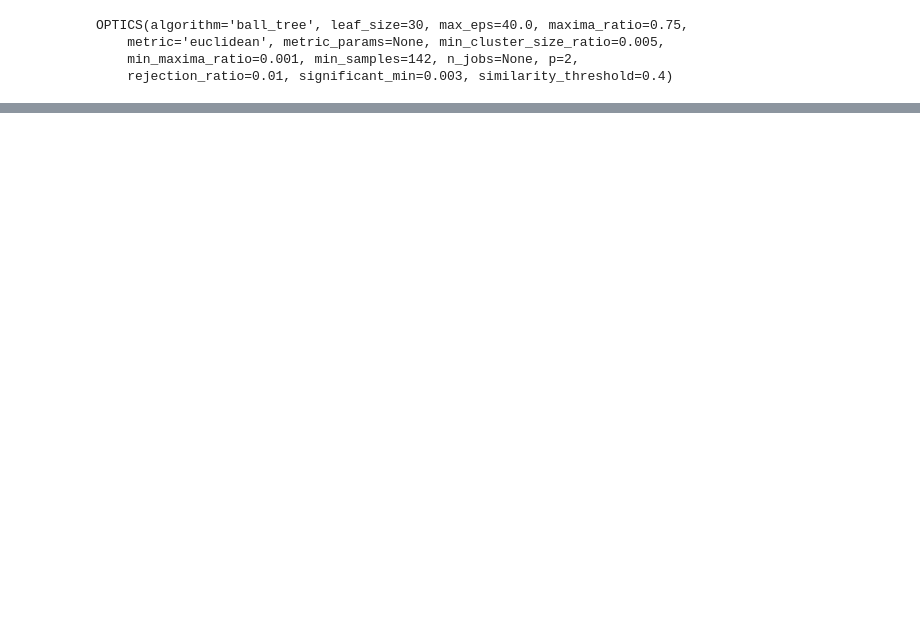
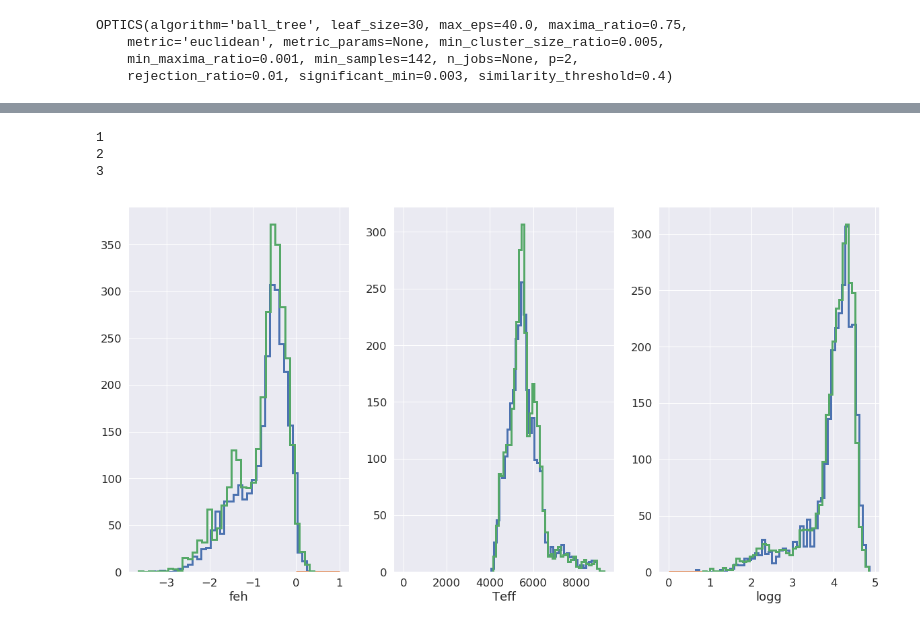
Before and after one commit to nannau/cfis_ml, a Jupyter notebook: unsupervised/hierarchical.ipynb, the cells around one changed output, grey strips where cells are left out. Saved outputs shown, nothing was run; the diff lists cells and outputs as text; code cells hidden in the pictures; blank space fills up the shorter version.

```diff
--- a/unsupervised/hierarchical.ipynb
+++ b/unsupervised/hierarchical.ipynb
@@ -188,3 +170,17 @@ ax.set_ylim(0,3)
+# %%
+fig, (ax1, ax2, ax3) = plt.subplots(ncols=3, figsize=(20,10))#, #sharey=True)
+max_cluster = X_labelled['optics_label'].nunique()
+for i in range(1,4):
+    print i
+    X_clust_label = X_labelled.loc[X_labelled['optics_label'] == i]
+    sns.distplot(X_clust_label['feh'], kde=False,hist=True, hist_kws={"histtype": "step", "linewidth": 3,"alpha": 1}, ax=ax1)#, label=i)
+    sns.distplot(X_clust_label['Teff'],kde=False, hist_kws={"histtype": "step", "linewidth": 3,"alpha": 1},ax=ax2)#, label=i)
+    sns.distplot(X_clust_label['logg'],kde=False, hist_kws={"histtype": "step", "linewidth": 3,"alpha": 1}, ax=ax3)#3, label=i)
+# %% [output]
+1
+2
+3
+[figure, added]
 # %%
 reach_size = (20, 7.5)
 
```
Also changed, not shown: parts of 19 cells of this notebook.
